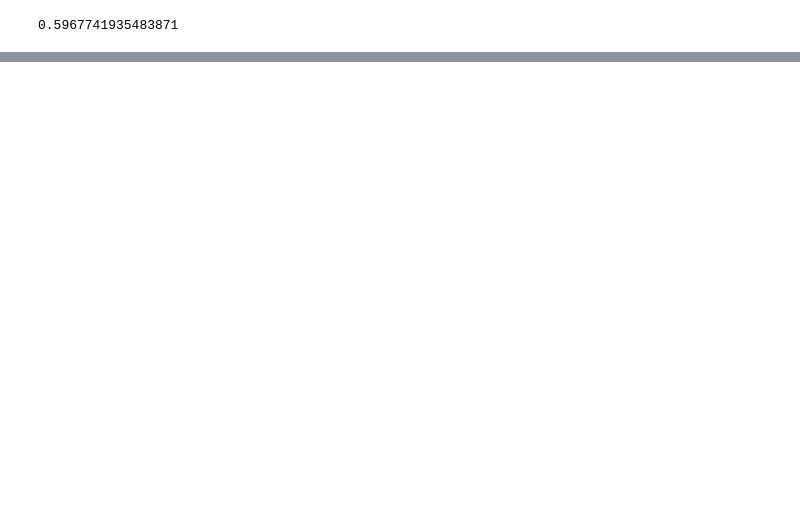
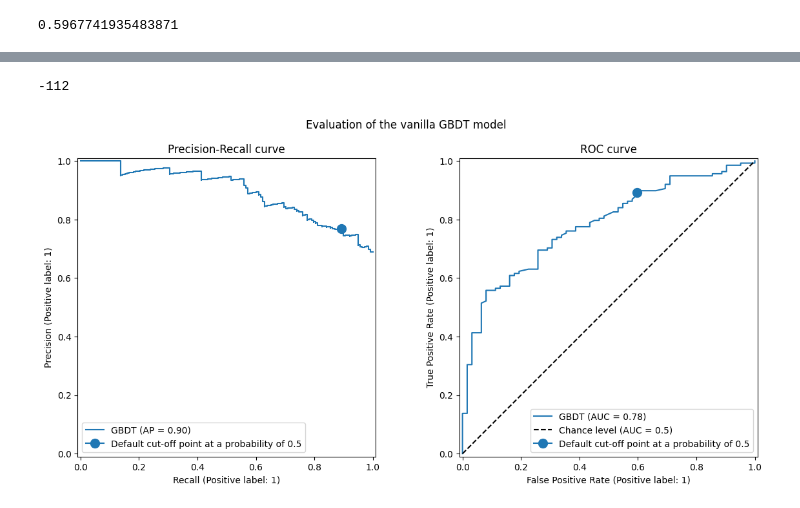
Before and after one commit to nlahri/dsba6211-summer2024, a Jupyter notebook: notebooks/dsba6211_summer2024_lab3.ipynb, the cells around one changed output, grey strips where cells are left out. Saved outputs shown, nothing was run; the diff lists cells and outputs as text; code cells hidden in the pictures; blank space fills up the shorter version.

```diff
--- a/notebooks/dsba6211_summer2024_lab3.ipynb
+++ b/notebooks/dsba6211_summer2024_lab3.ipynb
@@ -697,3 +657,81 @@ make_scorer(credit_gain_score, response_method='predict', neg_label=0, pos_label
+# %%
+# define credit_gain_score (correctly updating gain_matrix) and run it
+# fill in blank:
+from sklearn.metrics import make_scorer
+
+def credit_gain_score(y, y_pred, neg_label, pos_label):
+    cm = confusion_matrix(y, y_pred, labels=[neg_label, pos_label])
+    gain_matrix = np.array(
+        [
+            [0, -1],  # -1 gain for false positives
+            [-5, 0],  # -5 gain for false negatives
+        ]
+    )
+    return np.sum(cm * gain_matrix)
+
+
+credit_gain_score_value = credit_gain_score(y_test, scorecard.predict(X_test), neg_label, pos_label)
+print(credit_gain_score_value)
+# %% [output]
+-112
+# %%
+from sklearn.metrics import make_scorer, precision_score, recall_score
+
+tpr_score = recall_score  # TPR and recall are the same metric
+scoring = {
+    "precision": make_scorer(precision_score, pos_label=pos_label),
+    "recall": make_scorer(recall_score, pos_label=pos_label),
+    "fpr": make_scorer(fpr_score, neg_label=neg_label, pos_label=pos_label),
+    "tpr": make_scorer(tpr_score, pos_label=pos_label),
+}
+scoring["cost_gain"] = make_scorer(
+    credit_gain_score, neg_label=neg_label, pos_label=pos_label
+)
+# %%
+# plot Precision-Recall at 50% using PrecisionRecallDisplay and RocCurveDisplay
+# fill in blank (~30 lines of code):
+
+
+from sklearn.metrics import PrecisionRecallDisplay, RocCurveDisplay
+model= scorecard
+fig, axs = plt.subplots(nrows=1, ncols=2, figsize=(14, 6))
+
+PrecisionRecallDisplay.from_estimator(
+    model, X_test, y_test, pos_label=pos_label, ax=axs[0], name="GBDT"
+)
+axs[0].plot(
+    scoring["recall"](model, X_test, y_test),
+    scoring["precision"](model, X_test, y_test),
+    marker="o",
+    markersize=10,
+    color="tab:blue",
+    label="Default cut-off point at a probability of 0.5",
+)
+axs[0].set_title("Precision-Recall curve")
+axs[0].legend()
+
+RocCurveDisplay.from_estimator(
+    model,
+    X_test,
+    y_test,
+    pos_label=pos_label,
+    ax=axs[1],
+    name="GBDT",
+    plot_chance_level=True,
+)
+axs[1].plot(
+    scoring["fpr"](model, X_test, y_test),
+    scoring["tpr"](model, X_test, y_test),
+    marker="o",
+    markersize=10,
+    color="tab:blue",
+    label="Default cut-off point at a probability of 0.5",
+)
+axs[1].set_title("ROC curve")
+axs[1].legend()
+_ = fig.suptitle("Evaluation of the vanilla GBDT model")
+# %% [output]
+[figure, added]
 # %%
 # Run scoring['cost_gain'] to get the business value at a 50% threshold
 # fill in blank (1 print statement):
```
Also changed, not shown: parts of 11 cells of this notebook.
